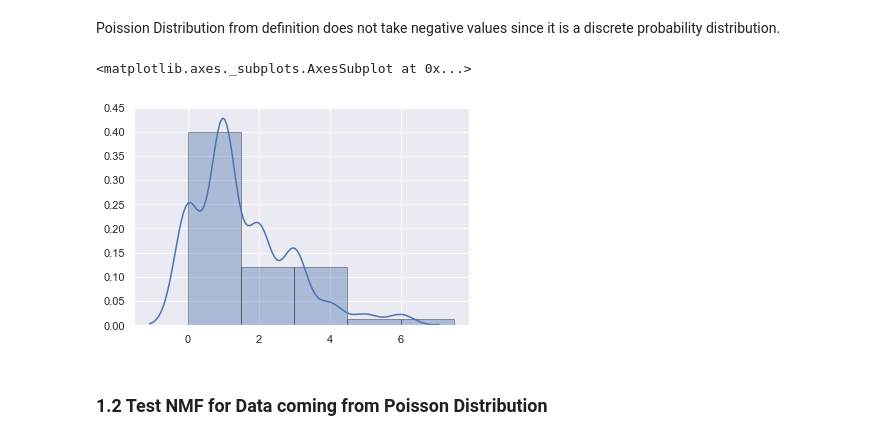
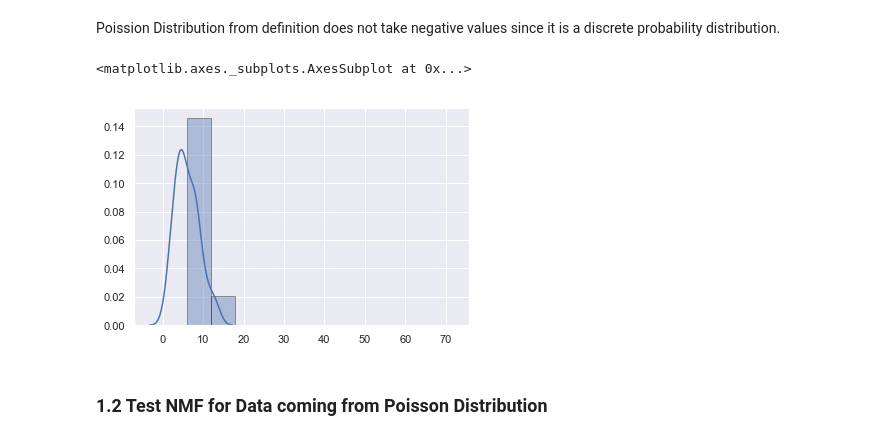
Before and after one commit to michailkoupparis/MatrixTensorFactorization, a Jupyter notebook: testPoission.ipynb, the cells around one changed output. Drawn from its saved outputs; the diff is of its cells as text; code cells hidden in the pictures.

```diff
--- a/testPoission.ipynb
+++ b/testPoission.ipynb
@@ -18,16 +18,16 @@ Poission Distribution from definition does not take negative values since it is
 # %%
 import numpy as np
 import seaborn as sns
 import matplotlib.pyplot as plt
 from scipy import stats
 rs = RandomState(76321654)
-l = 1.5
-V = rs.poisson(lam = 1.5, size = 10000).reshape(200,50)
+l = 6
+V = rs.poisson(lam = l, size = 10000).reshape(200,50)
 sns.set(color_codes=True)
 sns.distplot(V[4],  bins=np.arange(V[4].min(),V[4].max()) * l, hist_kws=dict(ec="k"), label = 'V')
 # %% [output]
 <matplotlib.axes._subplots.AxesSubplot at 0x...>
-[figure, old version]
+[figure, new version]
 # %% [markdown]
 ### 1.2 Test NMF for Data coming from Poisson Distribution
 # %%
```
Also changed, not shown: parts of 13 cells of this notebook, 30 other files.
